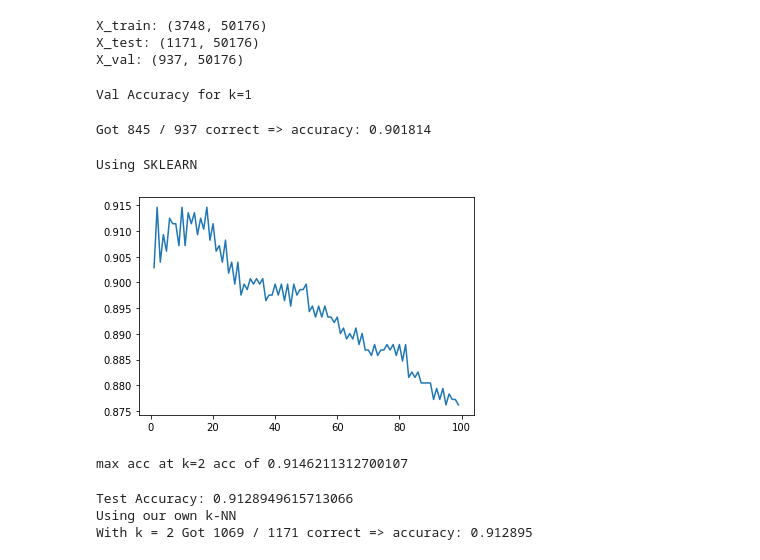
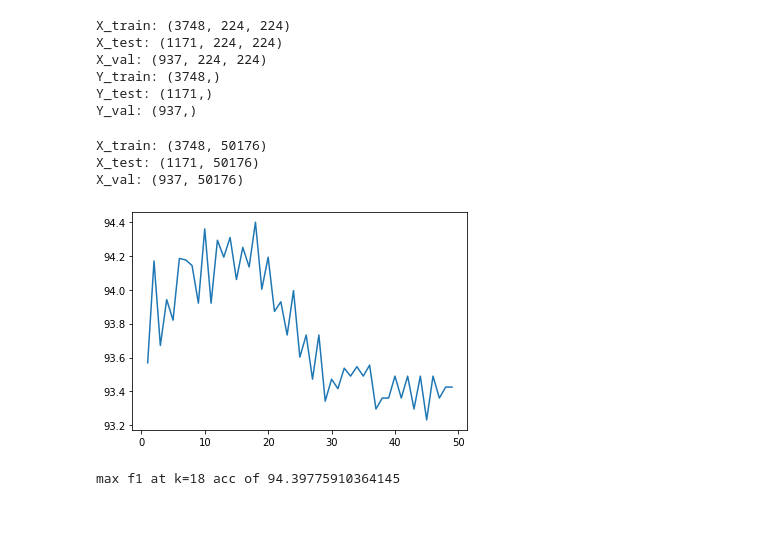
Before and after one commit to adam-broussard/Chandra, a Jupyter notebook: notebooks/2_KNN.ipynb, the cells around one changed output. Saved outputs shown, nothing was run; the diff lists cells and outputs as text; code cells hidden in the pictures; blank space fills up the shorter version.

```diff
--- a/notebooks/2_KNN.ipynb
+++ b/notebooks/2_KNN.ipynb
@@ -39,3 +35,17 @@ np.shape(X_train)
+# %%
+print("X_train: "+str(np.shape(X_train)))
+print("X_test: "+str(np.shape((X_test))))
+print("X_val: "+str(np.shape(X_val)))
+print("Y_train: "+str(np.shape(Y_train)))
+print("Y_test: "+str(np.shape(Y_test)))
+print("Y_val: "+str(np.shape(Y_val)))
+# %% [output]
+X_train: (3748, 224, 224)
+X_test: (1171, 224, 224)
+X_val: (937, 224, 224)
+Y_train: (3748,)
+Y_test: (1171,)
+Y_val: (937,)
 # %%
 from builtins import range
 from builtins import object
@@ -142,57 +66,29 @@ class KNearestNeighbor(object):
-# %%
-print("Val Accuracy for k=1")
-classifier = KNearestNeighbor()
-classifier.train(X_train, Y_train)
-dists = classifier.compute_distances_no_loops(X_val)
-Y_val_pred = classifier.predict_labels(dists, k=1)
-num_correct = np.sum(Y_val_pred == Y_val)
-# %% [output]
-Val Accuracy for k=1
-# %%
-num_val = np.shape(X_val)[0]
-accuracy = float(num_correct) / num_val
-print('Got %d / %d correct => accuracy: %f' % (num_correct, num_val, accuracy))
-# %% [output]
-Got 845 / 937 correct => accuracy: 0.901814
 # %%
-print("Using SKLEARN")
+from sklearn.metrics import accuracy_score, confusion_matrix
+from mlxtend.plotting import plot_confusion_matrix
 lix = []
 liy = []
 index=0
-acc=0
+f1=0
 from sklearn.neighbors import KNeighborsClassifier
-for k in range(1, 100):
-    neigh = KNeighborsClassifier(n_neighbors=k)
-    neigh.fit(X_train, Y_train)
-    liy.append(neigh.score(X_val, Y_val))
-    if liy[k-1]>acc:
-        acc=liy[k-1]
-        index=k-1
-    lix.append(k)
+for k in range(1, 50):
+   model = KNeighborsClassifier(n_neighbors=k)
+   model.fit(X_train,Y_train)
+   Y_val_pred = model.predict(X_val)
+   cm = confusion_matrix(Y_val, Y_val_pred)
+   tn, fp, fn, tp = cm.ravel()
+   precision = tp/(tp+fp)*100
+   recall = tp/(tp+fn)*100
+   liy.append(2*precision*recall/(precision+recall))
+   if liy[k-1]>f1:
+      f1=liy[k-1]
+      index=k-1
+   lix.append(k)
 
 plt.plot(lix, liy)
 plt.show()
-print("max acc at k="+str(index+1)+" acc of "+str(acc))
+print("max f1 at k="+str(index+1)+" acc of "+str(f1))
 # %% [output]
+[figure, new version]
-Using SKLEARN
+max f1 at k=18 acc of 94.39775910364145
-[figure, old version]
-max acc at k=2 acc of 0.9146211312700107
-# %%
-neigh = KNeighborsClassifier(n_neighbors=2)
-neigh.fit(X_train, Y_train)
-print("Test Accuracy: "+str(neigh.score(X_test, Y_test)))
-
-print("Using our own k-NN")
-classifier = KNearestNeighbor()
-classifier.train(X_train, Y_train)
-dists = classifier.compute_distances_no_loops(X_test)
-Y_test_pred = classifier.predict_labels(dists, k=2)
-num_correct = np.sum(Y_test_pred == Y_test)
-num_test= np.shape(X_test)[0]
-accuracy = float(num_correct) / num_test
-print('With k = 2 Got %d / %d correct => accuracy: %f' % (num_correct, num_test, accuracy))
-# %% [output]
-Test Accuracy: 0.9128949615713066
-Using our own k-NN
-With k = 2 Got 1069 / 1171 correct => accuracy: 0.912895
 # %%
```
Also changed, not shown: parts of 5 cells of this notebook.
